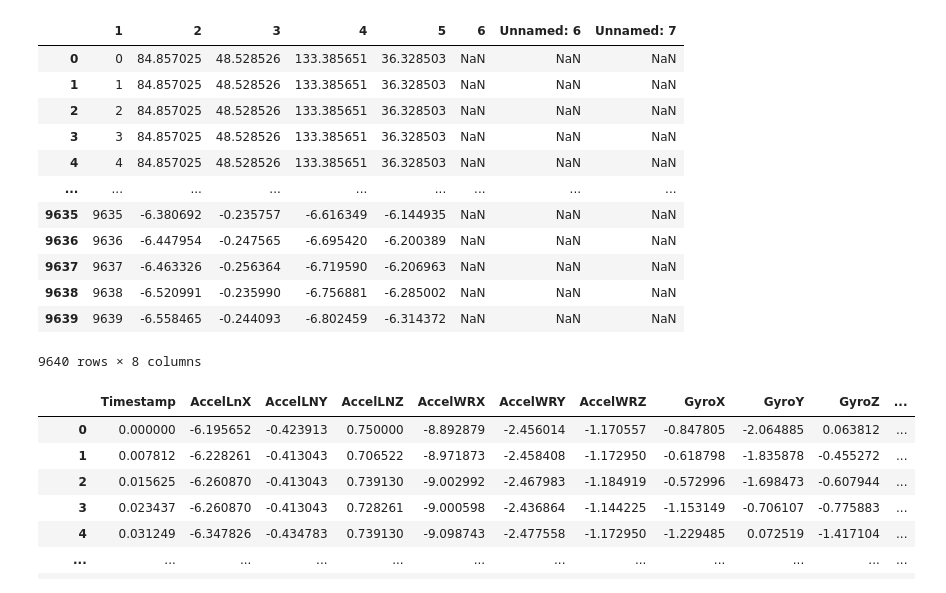
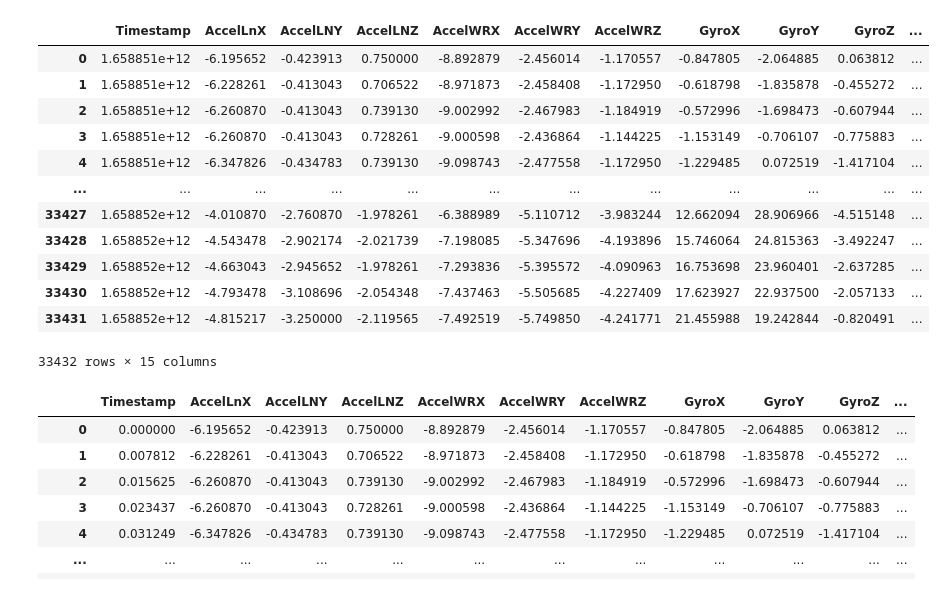
Before and after one commit to VirajJaneja/FNIRSMotionArtifacts, a Jupyter notebook: Motion Artifact Identification.ipynb, the cells around one changed output. Drawn from its saved outputs; the diff is of its cells as text; code cells hidden in the pictures.

```diff
--- a/Motion Artifact Identification.ipynb
+++ b/Motion Artifact Identification.ipynb
@@ -14,26 +14,26 @@ import seaborn as sns
 # %%
 Trial1Con = pd.read_csv("Trial1Con.csv")
 Trial2Con = pd.read_csv("Trial2Con.csv")
 Trial3Con = pd.read_csv("Trial3Con.csv")
 
 Trial1Ox = pd.read_csv("trial1ox.csv")
 Trial2Ox = pd.read_csv("trial2ox.csv")
 Trial3Ox = pd.read_csv("trial3ox.csv")
-Trial1Ox
+Trial3Con
 # %% [output]
-|  | 1 | 2 | 3 | 4 | 5 | 6 | Unnamed: 6 | Unnamed: 7 |
-| 0 | 0 | 84.857025 | 48.528526 | 133.385651 | 36.328503 | NaN | NaN | NaN |
-| 1 | 1 | 84.857025 | 48.528526 | 133.385651 | 36.328503 | NaN | NaN | NaN |
-| 2 | 2 | 84.857025 | 48.528526 | 133.385651 | 36.328503 | NaN | NaN | NaN |
-| 3 | 3 | 84.857025 | 48.528526 | 133.385651 | 36.328503 | NaN | NaN | NaN |
-| 4 | 4 | 84.857025 | 48.528526 | 133.385651 | 36.328503 | NaN | NaN | NaN |
-| ... | ... | ... | ... | ... | ... | ... | ... | ... |
-| 9635 | 9635 | -6.380692 | -0.235757 | -6.616349 | -6.144935 | NaN | NaN | NaN |
-| 9636 | 9636 | -6.447954 | -0.247565 | -6.695420 | -6.200389 | NaN | NaN | NaN |
-| 9637 | 9637 | -6.463326 | -0.256364 | -6.719590 | -6.206963 | NaN | NaN | NaN |
-| 9638 | 9638 | -6.520991 | -0.235990 | -6.756881 | -6.285002 | NaN | NaN | NaN |
-| 9639 | 9639 | -6.558465 | -0.244093 | -6.802459 | -6.314372 | NaN | NaN | NaN |
+|  | Timestamp | AccelLnX | AccelLNY | AccelLNZ | AccelWRX | AccelWRY | AccelWRZ | GyroX | GyroY | GyroZ | ... |
+| 0 | 1.658851e+12 | -6.195652 | -0.423913 | 0.750000 | -8.892879 | -2.456014 | -1.170557 | -0.847805 | -2.064885 | 0.063812 | ... |
+| 1 | 1.658851e+12 | -6.228261 | -0.413043 | 0.706522 | -8.971873 | -2.458408 | -1.172950 | -0.618798 | -1.835878 | -0.455272 | ... |
+| 2 | 1.658851e+12 | -6.260870 | -0.413043 | 0.739130 | -9.002992 | -2.467983 | -1.184919 | -0.572996 | -1.698473 | -0.607944 | ... |
+| 3 | 1.658851e+12 | -6.260870 | -0.413043 | 0.728261 | -9.000598 | -2.436864 | -1.144225 | -1.153149 | -0.706107 | -0.775883 | ... |
+| 4 | 1.658851e+12 | -6.347826 | -0.434783 | 0.739130 | -9.098743 | -2.477558 | -1.172950 | -1.229485 | 0.072519 | -1.417104 | ... |
+| ... | ... | ... | ... | ... | ... | ... | ... | ... | ... | ... | ... |
+| 33427 | 1.658852e+12 | -4.010870 | -2.760870 | -1.978261 | -6.388989 | -5.110712 | -3.983244 | 12.662094 | 28.906966 | -4.515148 | ... |
+| 33428 | 1.658852e+12 | -4.543478 | -2.902174 | -2.021739 | -7.198085 | -5.347696 | -4.193896 | 15.746064 | 24.815363 | -3.492247 | ... |
+| 33429 | 1.658852e+12 | -4.663043 | -2.945652 | -1.978261 | -7.293836 | -5.395572 | -4.090963 | 16.753698 | 23.960401 | -2.637285 | ... |
+| 33430 | 1.658852e+12 | -4.793478 | -3.108696 | -2.054348 | -7.437463 | -5.505685 | -4.227409 | 17.623927 | 22.937500 | -2.057133 | ... |
+| 33431 | 1.658852e+12 | -4.815217 | -3.250000 | -2.119565 | -7.492519 | -5.749850 | -4.241771 | 21.455988 | 19.242844 | -0.820491 | ... |
-9640 rows × 8 columns
+33432 rows × 15 columns
 # %%
 Trial1Con['Timestamp'] = (Trial1Con['Timestamp']-Trial1Con._get_value(0, 'Timestamp'))/1000
 Trial2Con['Timestamp'] = (Trial2Con['Timestamp']-Trial2Con._get_value(0, 'Timestamp'))/1000
```
Also changed, not shown: parts of 3 cells of this notebook.
